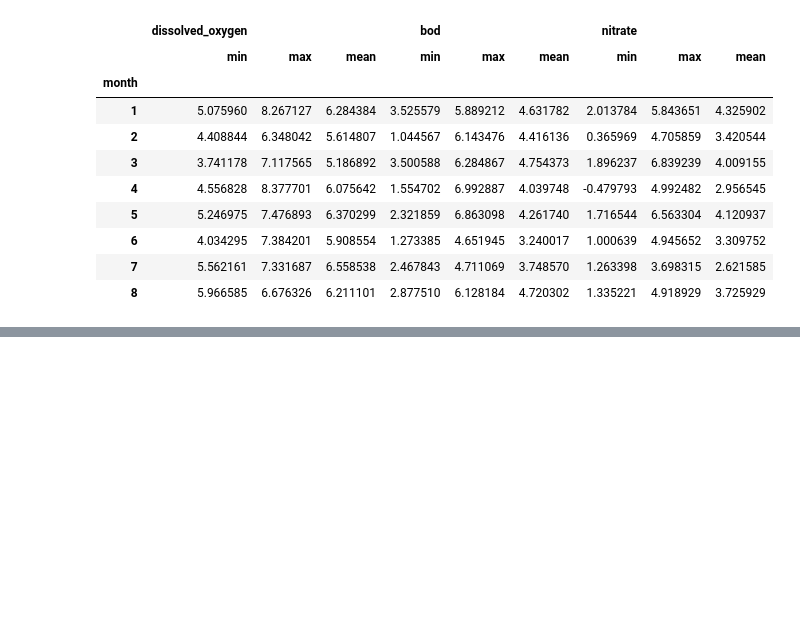
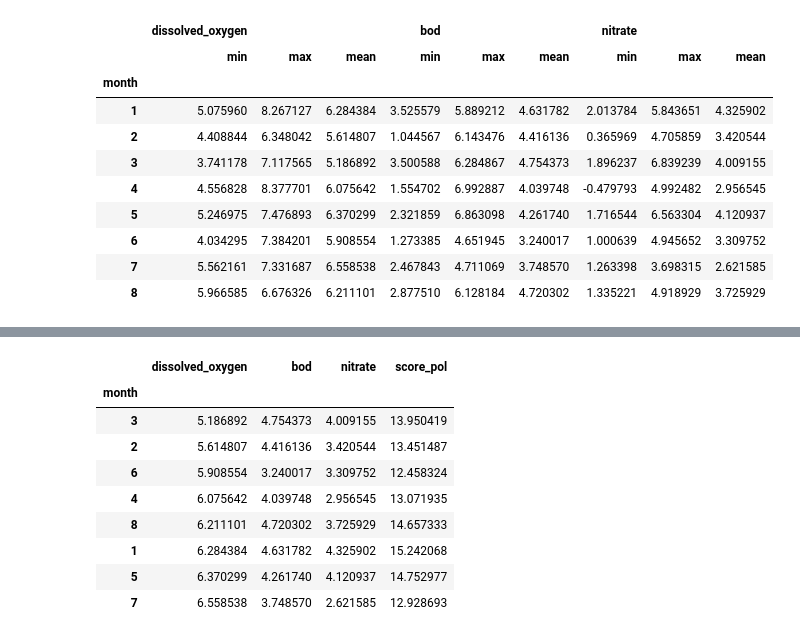
Before and after one commit to PaulamiGhosh/daily_python_practice, a Jupyter notebook: python_project/python_daily_practice.ipynb, the cells around one changed output, grey strips where cells are left out. Saved outputs shown, nothing was run; the diff lists cells and outputs as text; code cells hidden in the pictures; blank space fills up the shorter version.

```diff
--- a/python_project/python_daily_practice.ipynb
+++ b/python_project/python_daily_practice.ipynb
@@ -145,0 +179,15 @@ water.groupby('month')[['dissolved_oxygen','bod','nitrate']].agg(['min','max','m
+# %%
+pol_score = water.groupby('month')[['dissolved_oxygen','bod','nitrate']].mean().sort_values(by=['dissolved_oxygen','bod','nitrate'],ascending=[True,False,False])
+pol_score['score_pol'] = pol_score[['dissolved_oxygen','bod','nitrate']].to_numpy().sum(axis=1)
+pol_score
+# %% [output]
+|  | dissolved_oxygen | bod | nitrate | score_pol |
+| month |  |  |  |  |
+| 3 | 5.186892 | 4.754373 | 4.009155 | 13.950419 |
+| 2 | 5.614807 | 4.416136 | 3.420544 | 13.451487 |
+| 6 | 5.908554 | 3.240017 | 3.309752 | 12.458324 |
+| 4 | 6.075642 | 4.039748 | 2.956545 | 13.071935 |
+| 8 | 6.211101 | 4.720302 | 3.725929 | 14.657333 |
+| 1 | 6.284384 | 4.631782 | 4.325902 | 15.242068 |
+| 5 | 6.370299 | 4.261740 | 4.120937 | 14.752977 |
+| 7 | 6.558538 | 3.748570 | 2.621585 | 12.928693 |
```
Also changed, not shown: parts of 5 cells of this notebook, 2 other files.
